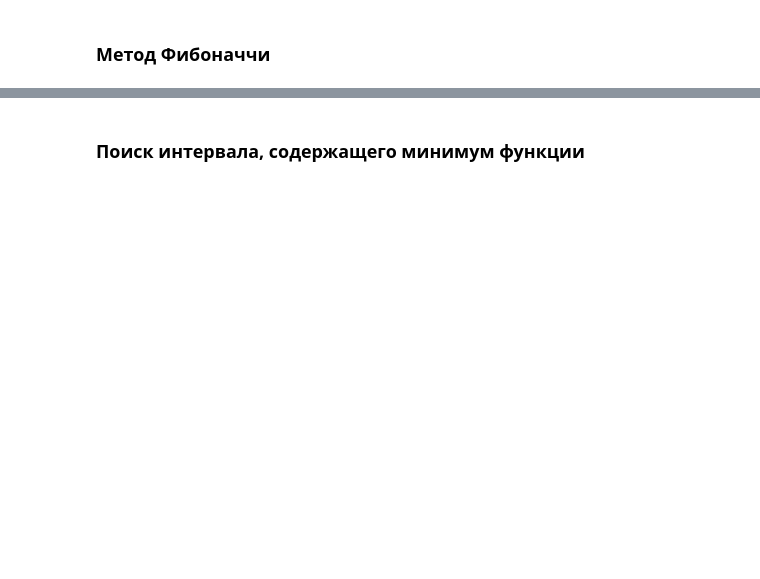
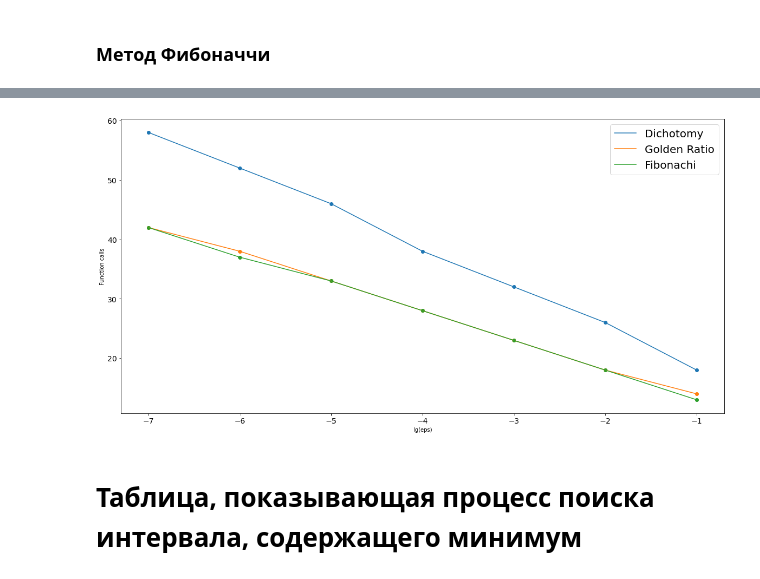
Before and after one commit to EgorYankovsky/MetodyOptimusaPrima_1, a Jupyter notebook: Lab_1.ipynb, the cells around one changed output, grey strips where cells are left out. Saved outputs shown, nothing was run; the diff lists cells and outputs as text; code cells hidden in the pictures; blank space fills up the shorter version.

```diff
--- a/Lab_1.ipynb
+++ b/Lab_1.ipynb
@@ -225,2 +87,6 @@ FibonachiMethod()
+# %%
+Graph()
+# %% [output]
+[figure, added]
 # %% [markdown]
-### Поиск интервала, содержащего минимум функции
+# Таблица, показывающая процесс поиска интервала, содержащего минимум
```
Also changed, not shown: parts of 28 cells of this notebook, 1 other file.
